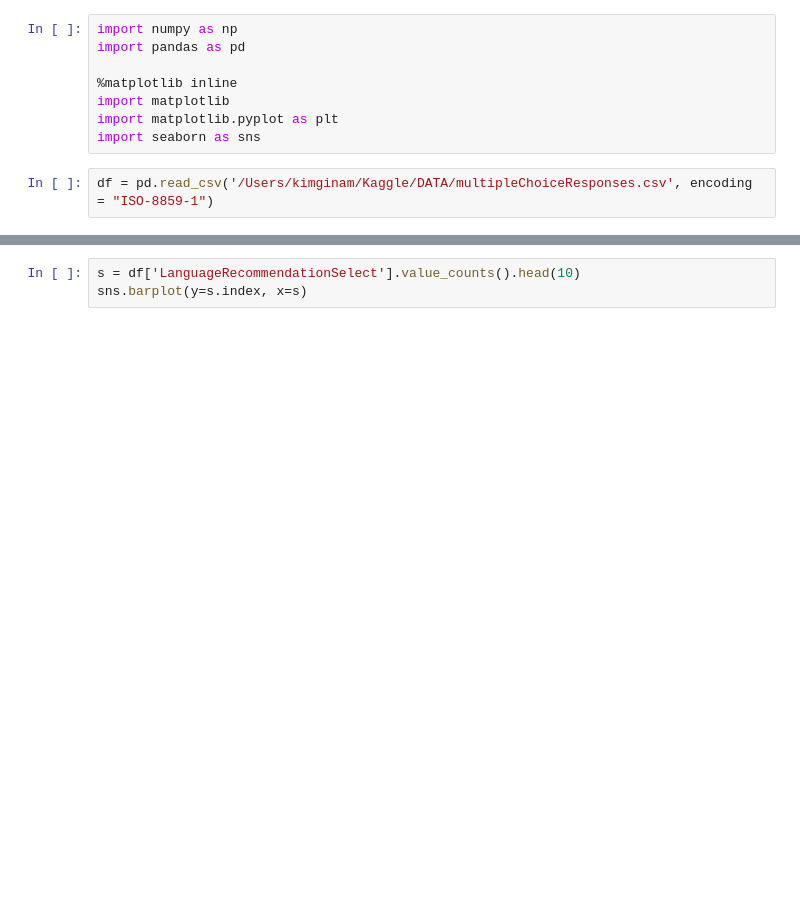
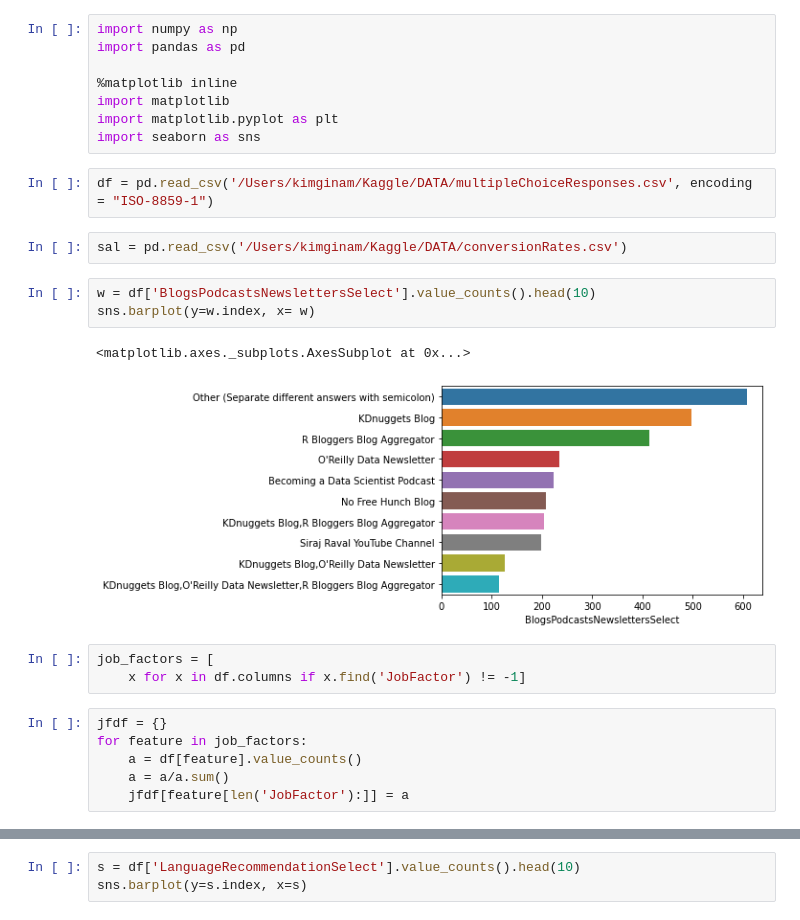
Before and after one commit to rlska105/Kaggle_Competition, a Jupyter notebook: Kaggle_survey_2017.ipynb, the cells around one changed output, grey strips where cells are left out. Saved outputs shown, nothing was run; the diff lists cells and outputs as text; blank space fills up the shorter version.

```diff
--- a/Kaggle_survey_2017.ipynb
+++ b/Kaggle_survey_2017.ipynb
@@ -8,3 +8,20 @@ import matplotlib.pyplot as plt
 import seaborn as sns
 # %%
 df = pd.read_csv('/Users/kimginam/Kaggle/DATA/multipleChoiceResponses.csv', encoding = "ISO-8859-1")
+# %%
+sal = pd.read_csv('/Users/kimginam/Kaggle/DATA/conversionRates.csv')
+# %%
+w = df['BlogsPodcastsNewslettersSelect'].value_counts().head(10)
+sns.barplot(y=w.index, x= w)
+# %% [output]
+<matplotlib.axes._subplots.AxesSubplot at 0x...>
+[figure, added]
+# %%
+job_factors = [
+    x for x in df.columns if x.find('JobFactor') != -1]
+# %%
+jfdf = {}
+for feature in job_factors:
+    a = df[feature].value_counts()
+    a = a/a.sum()
+    jfdf[feature[len('JobFactor'):]] = a
```
Also changed, not shown: parts of 18 cells of this notebook.
